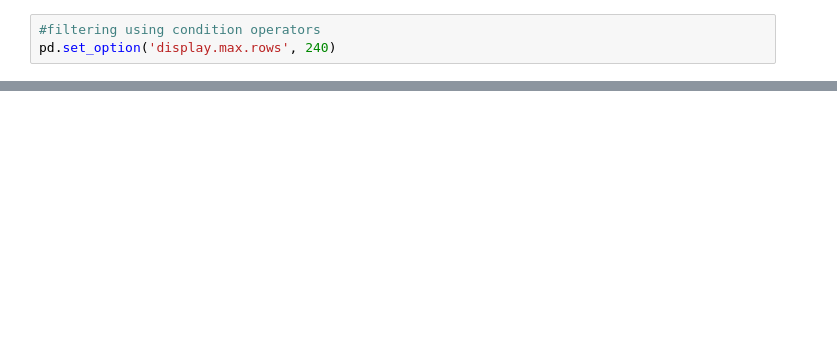
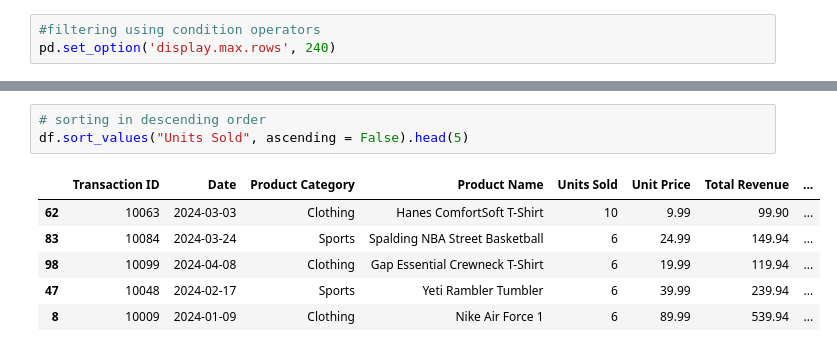
Before and after one commit to sindhuyarajana/Pandas, a Jupyter notebook: filtering_ordering.ipynb, the cells around one changed output, grey strips where cells are left out. Drawn from its saved outputs; the diff is of its cells as text; blank space fills up the shorter version.

Commit message:
Ordering using pandas

```diff
--- a/filtering_ordering.ipynb
+++ b/filtering_ordering.ipynb
@@ -86,3 +86,13 @@ df[df['Product Category'].isin(['Books', 'Clothing'])]
 | 231 | 10232 | 2024-08-19 | Books | Dune by Frank Herbert | 2 | 9.99 | 19.98 | ... |
 | 236 | 10237 | 2024-08-24 | Clothing | Nike Air Force 1 Sneakers | 3 | 90.00 | 270.00 | ... |
 | 237 | 10238 | 2024-08-25 | Books | The Handmaid's Tale by Margaret A... | 3 | 10.99 | 32.97 | ... |
+# %%
+# sorting in descending order
+df.sort_values("Units Sold", ascending = False).head(5)
+# %% [output]
+|  | Transaction ID | Date | Product Category | Product Name | Units Sold | Unit Price | Total Revenue | ... |
+| 62 | 10063 | 2024-03-03 | Clothing | Hanes ComfortSoft T-Shirt | 10 | 9.99 | 99.90 | ... |
+| 83 | 10084 | 2024-03-24 | Sports | Spalding NBA Street Basketball | 6 | 24.99 | 149.94 | ... |
+| 98 | 10099 | 2024-04-08 | Clothing | Gap Essential Crewneck T-Shirt | 6 | 19.99 | 119.94 | ... |
+| 47 | 10048 | 2024-02-17 | Sports | Yeti Rambler Tumbler | 6 | 39.99 | 239.94 | ... |
+| 8 | 10009 | 2024-01-09 | Clothing | Nike Air Force 1 | 6 | 89.99 | 539.94 | ... |
```
Also changed, not shown: parts of 1 cell of this notebook.
